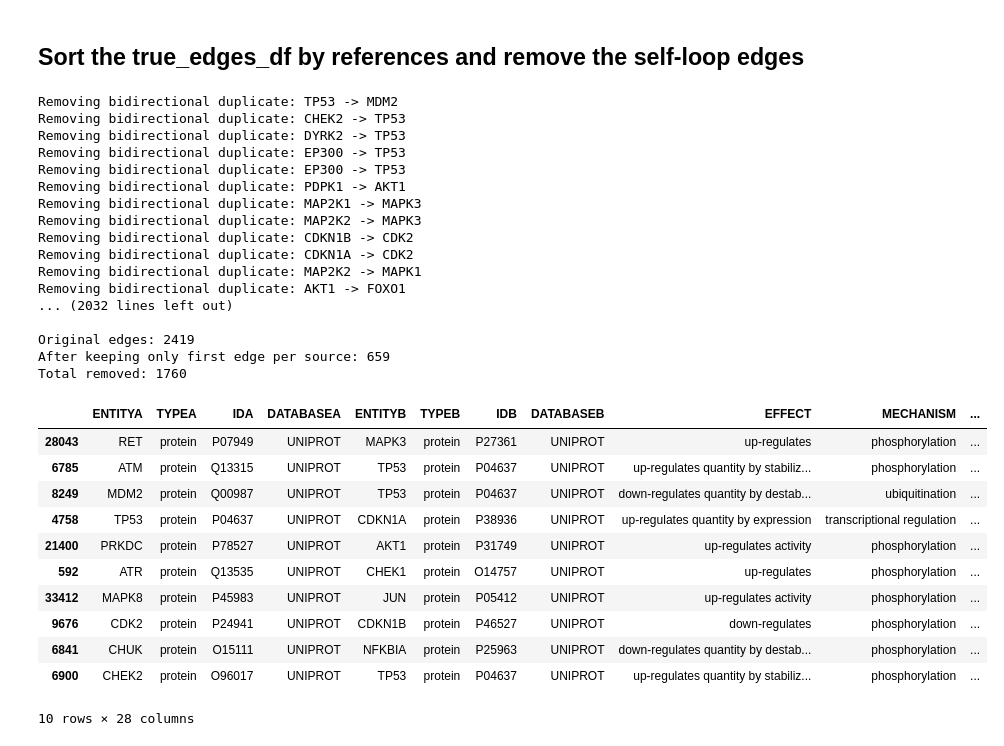
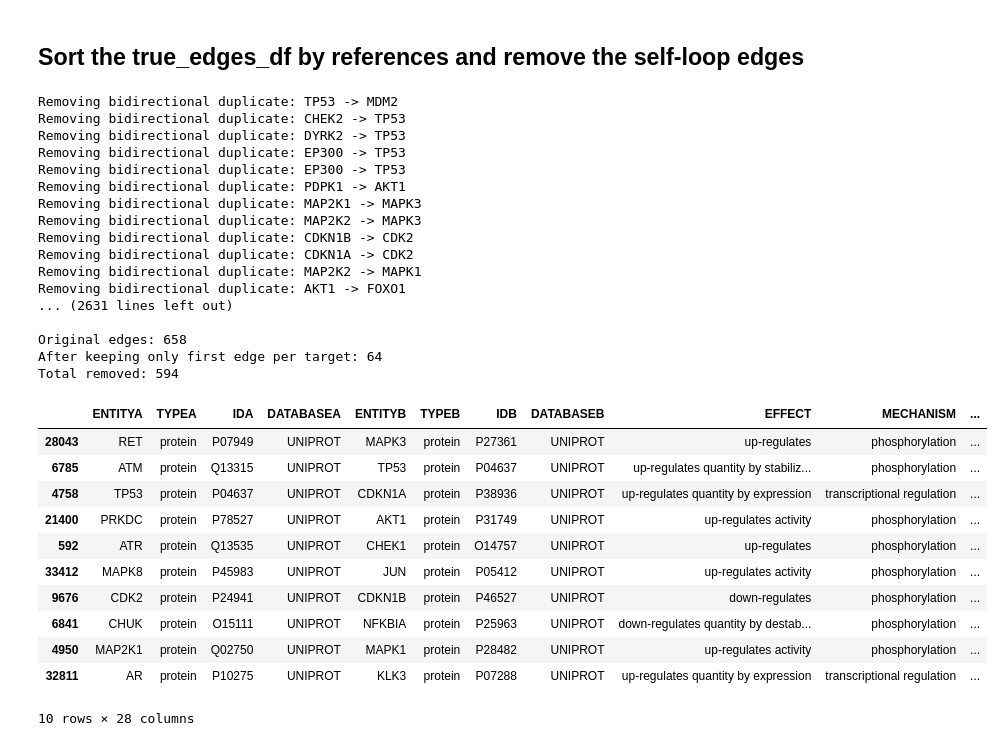
Before and after one commit to saezlab/ProClaim, a Jupyter notebook: grn_denoising/ground_truth_data/signor_edges.ipynb, the cells around one changed output. Saved outputs shown, nothing was run; the diff lists cells and outputs as text; code cells hidden in the pictures.

Commit message:
Filtered True edges

```diff
--- a/grn_denoising/ground_truth_data/signor_edges.ipynb
+++ b/grn_denoising/ground_truth_data/signor_edges.ipynb
@@ -615,43 +615,86 @@ def keep_only_first_edge_per_source(df, source_col='ENTITYA', target_col='ENTITY
     print(f"Total removed: {len(df) - len(df_filtered)}")
 
     return df_filtered
+
+
+def keep_only_first_edge_per_target(df, source_col='ENTITYA', target_col='ENTITYB'):
+    """
+    For each target node, keep only the first incoming edge.
+
+    If a target node has multiple edges (e.g., A->C, B->C, D->C),
+    only keeps the first one encountered in the dataframe.
+
+    Args:
+        df: DataFrame containing edge data
+        source_col: Name of the source node column (default: 'ENTITYA')
+        target_col: Name of the target node column (default: 'ENTITYB')
+
+    Returns:
+        DataFrame with only one edge per target node
+    """
+    # Create a copy to avoid modifying original
+    df_filtered = df.copy()
+
+    # Track which target nodes we've seen
+    targets_seen = set()
+    indices_to_keep = []
+
+    for idx, row in df_filtered.iterrows():
+        source = row[source_col]
+        target = row[target_col]
+
+        # If this is the first time we see this target, keep it
+        if target not in targets_seen:
+            targets_seen.add(target)
+            indices_to_keep.append(idx)
+        else:
+            print(f"Removing edge to target {target}: {source} -> {target}")
+
+    df_filtered = df_filtered.loc[indices_to_keep]
+
+    print(f"\nOriginal edges: {len(df)}")
+    print(f"After keeping only first edge per target: {len(df_filtered)}")
+    print(f"Total removed: {len(df) - len(df_filtered)}")
+
+    return df_filtered
 # %%
 # Apply the function to remove bidirectional edges
 true_edges_df_filtered = remove_bidirectional_edges(true_edges_df)
 
 # Keep only the first edge per source node
 true_edges_df_filtered = keep_only_first_edge_per_source(true_edges_df_filtered)
+true_edges_df_filtered = keep_only_first_edge_per_target(true_edges_df_filtered)
 true_edges_df_filtered.to_csv("candidate_true_edges.csv", index=False)
 true_edges_df_filtered.head(10)
 # %% [output]
 Removing bidirectional duplicate: TP53 -> MDM2
 Removing bidirectional duplicate: CHEK2 -> TP53
 Removing bidirectional duplicate: DYRK2 -> TP53
 Removing bidirectional duplicate: EP300 -> TP53
 Removing bidirectional duplicate: EP300 -> TP53
 Removing bidirectional duplicate: PDPK1 -> AKT1
 Removing bidirectional duplicate: MAP2K1 -> MAPK3
 Removing bidirectional duplicate: MAP2K2 -> MAPK3
 Removing bidirectional duplicate: CDKN1B -> CDK2
 Removing bidirectional duplicate: CDKN1A -> CDK2
 Removing bidirectional duplicate: MAP2K2 -> MAPK1
 Removing bidirectional duplicate: AKT1 -> FOXO1
-... (2032 lines left out)
+... (2631 lines left out)
 
-Original edges: 2419
-After keeping only first edge per source: 659
-Total removed: 1760
+Original edges: 658
+After keeping only first edge per target: 64
+Total removed: 594
 |  | ENTITYA | TYPEA | IDA | DATABASEA | ENTITYB | TYPEB | IDB | DATABASEB | EFFECT | MECHANISM | ... |
 | 28043 | RET | protein | P07949 | UNIPROT | MAPK3 | protein | P27361 | UNIPROT | up-regulates | phosphorylation | ... |
 | 6785 | ATM | protein | Q13315 | UNIPROT | TP53 | protein | P04637 | UNIPROT | up-regulates quantity by stabiliz... | phosphorylation | ... |
-| 8249 | MDM2 | protein | Q00987 | UNIPROT | TP53 | protein | P04637 | UNIPROT | down-regulates quantity by destab... | ubiquitination | ... |
 | 4758 | TP53 | protein | P04637 | UNIPROT | CDKN1A | protein | P38936 | UNIPROT | up-regulates quantity by expression | transcriptional regulation | ... |
 | 21400 | PRKDC | protein | P78527 | UNIPROT | AKT1 | protein | P31749 | UNIPROT | up-regulates activity | phosphorylation | ... |
 | 592 | ATR | protein | Q13535 | UNIPROT | CHEK1 | protein | O14757 | UNIPROT | up-regulates | phosphorylation | ... |
 | 33412 | MAPK8 | protein | P45983 | UNIPROT | JUN | protein | P05412 | UNIPROT | up-regulates activity | phosphorylation | ... |
 | 9676 | CDK2 | protein | P24941 | UNIPROT | CDKN1B | protein | P46527 | UNIPROT | down-regulates | phosphorylation | ... |
 | 6841 | CHUK | protein | O15111 | UNIPROT | NFKBIA | protein | P25963 | UNIPROT | down-regulates quantity by destab... | phosphorylation | ... |
-| 6900 | CHEK2 | protein | O96017 | UNIPROT | TP53 | protein | P04637 | UNIPROT | up-regulates quantity by stabiliz... | phosphorylation | ... |
+| 4950 | MAP2K1 | protein | Q02750 | UNIPROT | MAPK1 | protein | P28482 | UNIPROT | up-regulates activity | phosphorylation | ... |
+| 32811 | AR | protein | P10275 | UNIPROT | KLK3 | protein | P07288 | UNIPROT | up-regulates quantity by expression | transcriptional regulation | ... |
 10 rows × 28 columns
 # %%
 # # Randomly pick 50 edges from true_edges_df_filtered
```
Also changed, not shown: parts of 5 cells of this notebook, 2 other files.
